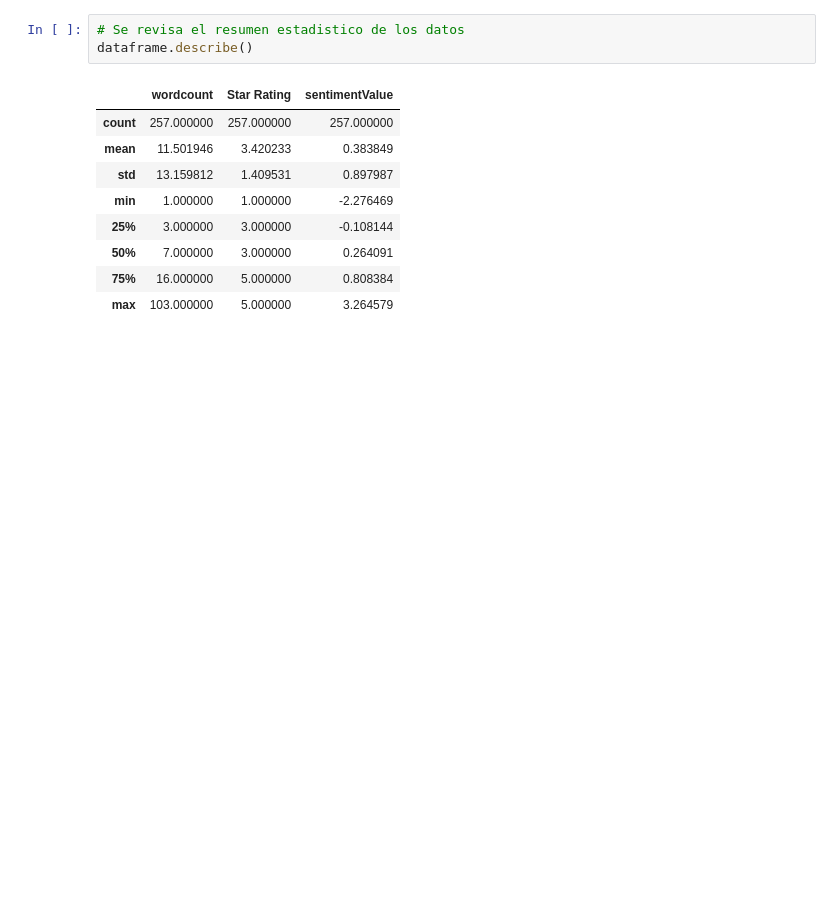
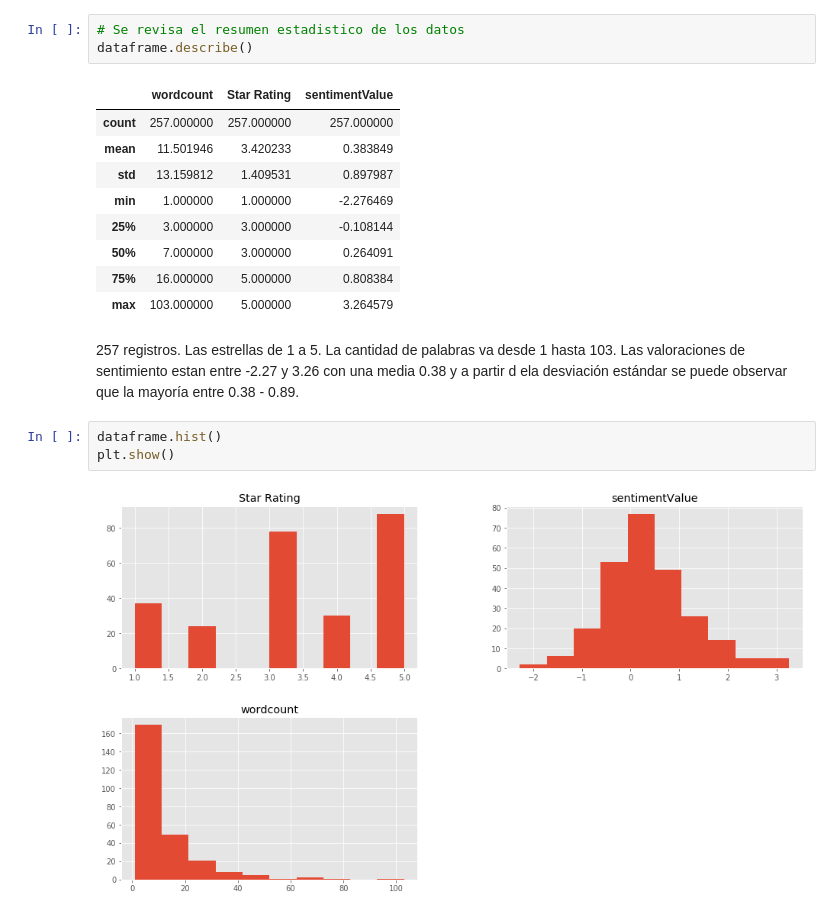
Before and after one commit to romp1998/IA-CLASE-L5, a Jupyter notebook: Práctica KNN.ipynb, the cells around one changed output. Saved outputs shown, nothing was run; the diff lists cells and outputs as text; blank space fills up the shorter version.

```diff
--- a/Práctica KNN.ipynb
+++ b/Práctica KNN.ipynb
@@ -50,3 +50,10 @@ dataframe.describe()
 | 50% | 7.000000 | 3.000000 | 0.264091 |
 | 75% | 16.000000 | 5.000000 | 0.808384 |
 | max | 103.000000 | 5.000000 | 3.264579 |
+# %% [markdown]
+257 registros. Las estrellas de 1 a 5. La cantidad de palabras va desde 1 hasta 103. Las valoraciones de sentimiento estan entre -2.27 y 3.26 con una media 0.38 y a partir d ela desviación estándar se puede observar que la mayoría entre 0.38 - 0.89.
+# %%
+dataframe.hist()
+plt.show()
+# %% [output]
+[figure, added]
```
Also changed, not shown: parts of 24 cells of this notebook.
